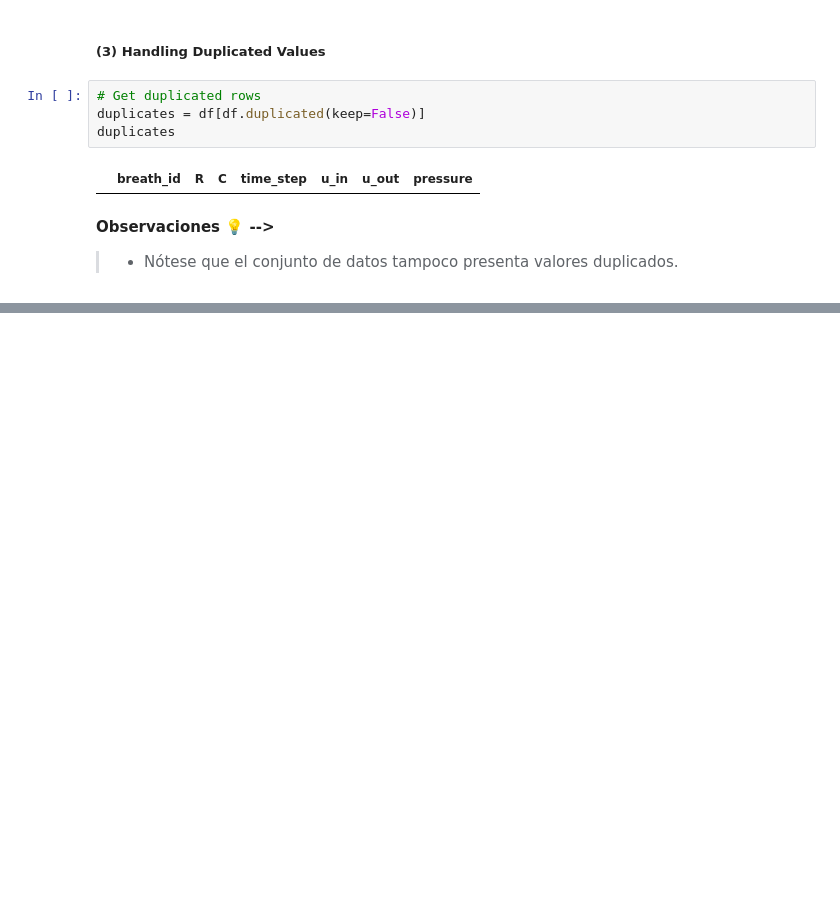
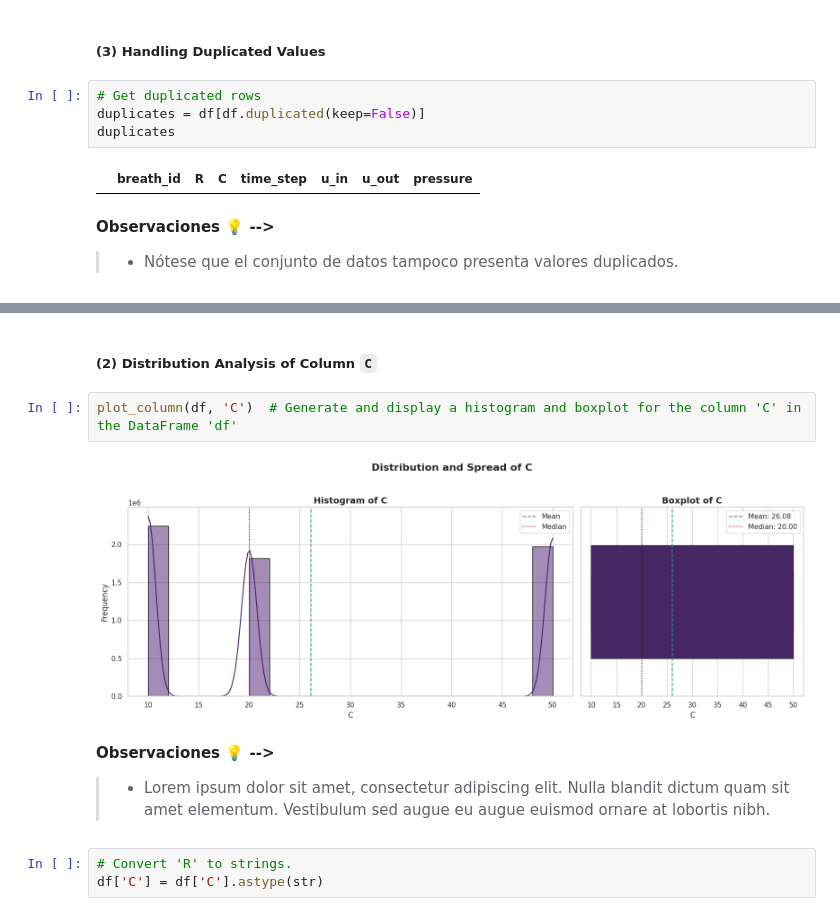
Before and after one commit to Andrea-gt/pressure-prediction, a Jupyter notebook: pressure_prediction.ipynb, the cells around one changed output, grey strips where cells are left out. Drawn from its saved outputs; the diff is of its cells as text; blank space fills up the shorter version.

```diff
--- a/pressure_prediction.ipynb
+++ b/pressure_prediction.ipynb
@@ -280,0 +363,13 @@ duplicates
+# %% [markdown]
+##### **(2) Distribution Analysis of Column `C`**
+# %%
+plot_column(df, 'C')  # Generate and display a histogram and boxplot for the column 'C' in the DataFrame 'df'
+# %% [output]
+[figure, added]
+# %% [markdown]
+**Observaciones 💡 -->**
+
+> - Lorem ipsum dolor sit amet, consectetur adipiscing elit. Nulla blandit dictum quam sit amet elementum. Vestibulum sed augue eu augue euismod ornare at lobortis nibh.
+# %%
+# Convert 'R' to strings.
+df['C'] = df['C'].astype(str)
```
Also changed, not shown: parts of 18 cells of this notebook.
